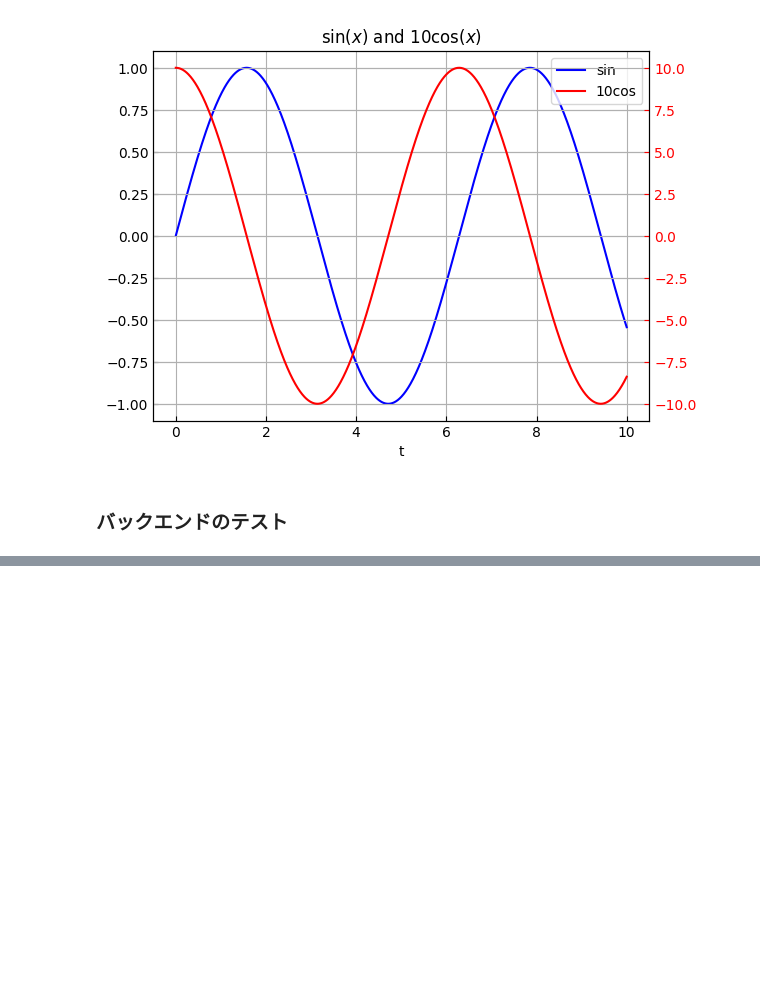
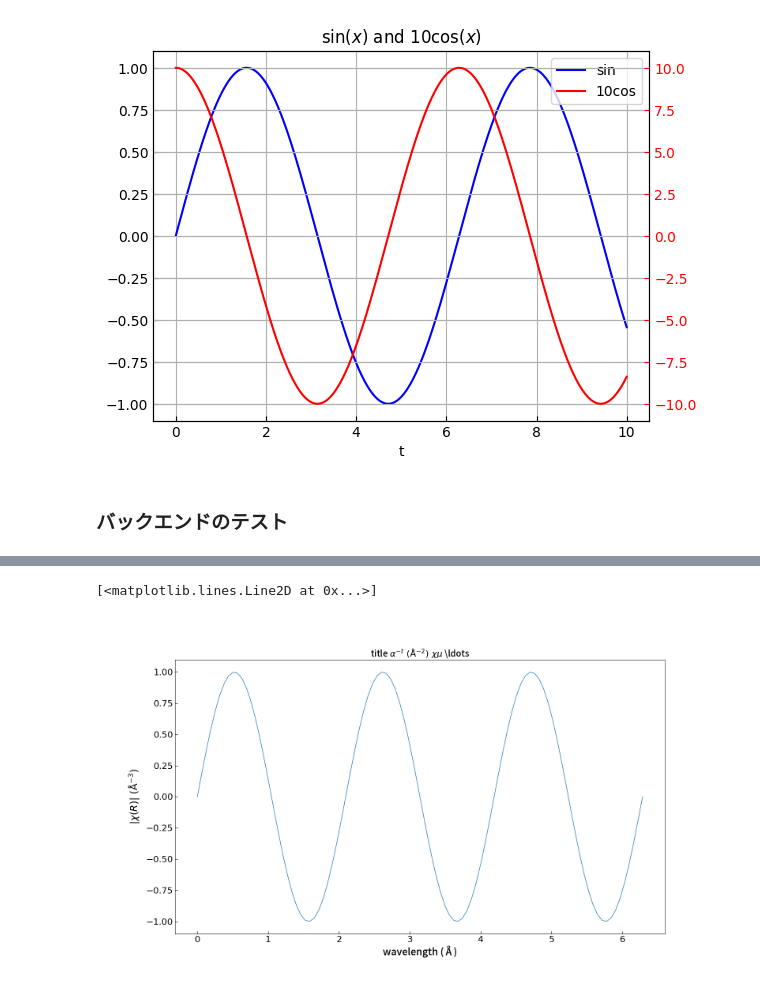
Before and after one commit to arimfujikawa/ARIM-testcode, a Jupyter notebook: mataplotlib_test.ipynb, the cells around one changed output, grey strips where cells are left out. Cells and saved outputs as stored; diff of their text form; code cells hidden in the pictures; blank space fills up the shorter version.

```diff
--- a/mataplotlib_test.ipynb
+++ b/mataplotlib_test.ipynb
@@ -69,0 +89,35 @@ plt.bar(month, amount)
+# %%
+%matplotlib ipympl
+import numpy as np
+import matplotlib.pyplot as plt
+from matplotlib import font_manager
+import matplotlib as mpl
+import figsetting as fs
+config = fs.CONFIG
+from  matplotlib import rcParams
+plt.rcParams.update(config)
+# rcParams['font.family'] = 'Noto Sans JP'
+# for key, value in config.items():
+#     mpl.rcParams[key] = value
+#ロカール上のフォントパスを指定(Windows標準)
+# font_location = 'NotoSansJP-Medium.otf'
+# FONTPROPERTIY = font_manager.FontProperties(fname=font_location)
+#
+# FONT_LABEL = {
+#     "fontproperties": FONTPROPERTIY,
+#     "fontsize": 18,
+# }
+fig, ax = plt.subplots(1, 1, figsize=fs.FIGSIZE)
+x = np.linspace(0, 2*np.pi, 100)
+y = np.sin(3*x)
+# chr() 945 から　969まで
+# ax.set_title(f'{chr(945)}')
+ANGSTROM, LAMDBA = "Åλ"
+ax.set_xlabel("wavelength (%s)" % ANGSTROM, **fs.FONT_LABEL)
+ax.set_ylabel(r'$|\chi(R)|\ (\mathrm{\AA}^{-3})$', **fs.FONT_LABEL, labelpad=10)
+
+ax.set_title(r'title $\alpha^{-t}\ (\mathrm{\AA}^{-2})\ \chi\mu$ \ldots', **fs.FONT_TITLE)
+ax.plot(x, y)
+# %% [output]
+[<matplotlib.lines.Line2D at 0x...>]
+[figure, added]
```
Also changed, not shown: parts of 6 cells of this notebook, 33 other files.
